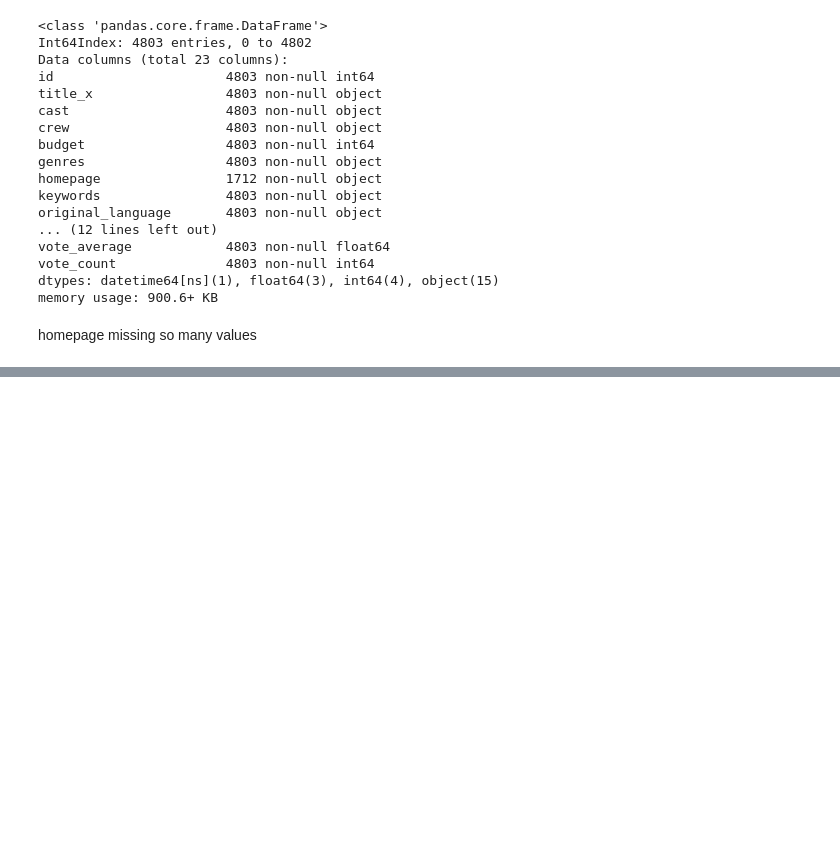
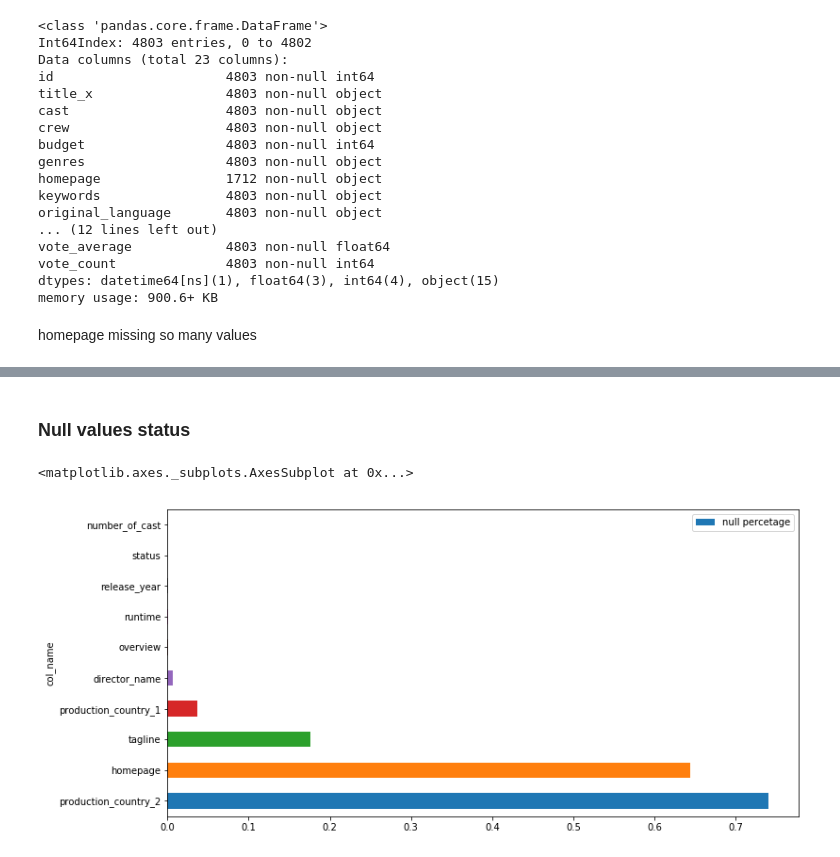
Before and after one commit to qnkhuat/kaggle, a Jupyter notebook: recommender-system/notebooks/movies/self implement.ipynb, the cells around one changed output, grey strips where cells are left out. Drawn from its saved outputs; the diff is of its cells as text; code cells hidden in the pictures; blank space fills up the shorter version.

```diff
--- a/recommender-system/notebooks/movies/self implement.ipynb
+++ b/recommender-system/notebooks/movies/self implement.ipynb
@@ -149,0 +256,2 @@ crew
+# %%
+df['genres'] = df['genres'].apply(pipe_flatten_names)
@@ -149,0 +269,2 @@ crew
+# %%
+df['keywords'] = df['keywords'].apply(pipe_flatten_names)
@@ -149,0 +293,3 @@ crew
+# %%
+df['director_name'] = df['crew'].apply(get_director)
+del df['crew']
@@ -149,0 +302,3 @@ crew
+# %%
+df.revenue = np.log1p(df.revenue)
+df.budget = np.log1p(df.budget)
@@ -149,0 +317,14 @@ crew
+# %% [markdown]
+### Null values status
+# %%
+null_df = pd.DataFrame(columns=['col_name','null count','null percetage'])
+for col in df.columns:
+    null_count = df[col].isnull().sum()
+    null_percnt = null_count/len(df[col])
+    null_df.loc[col] = [col,null_count,null_percnt]
+
+null_df = null_df.sort_values(by='null percetage',ascending=False)
+null_df[:10].plot(y='null percetage',x='col_name',kind='barh')
+# %% [output]
+<matplotlib.axes._subplots.AxesSubplot at 0x...>
+[figure, added]
```
Also changed, not shown: parts of 52 cells of this notebook, 9 other files.
